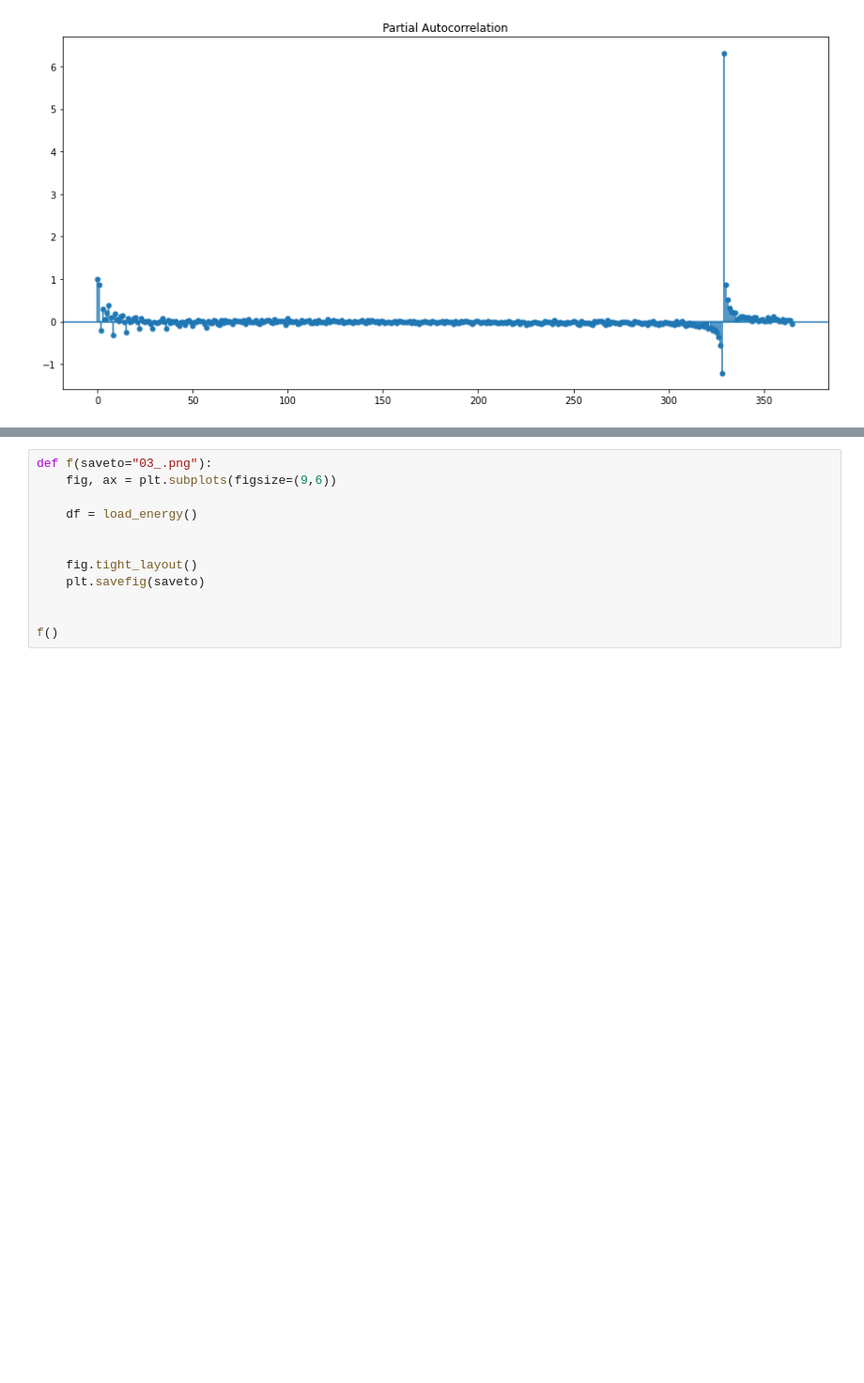
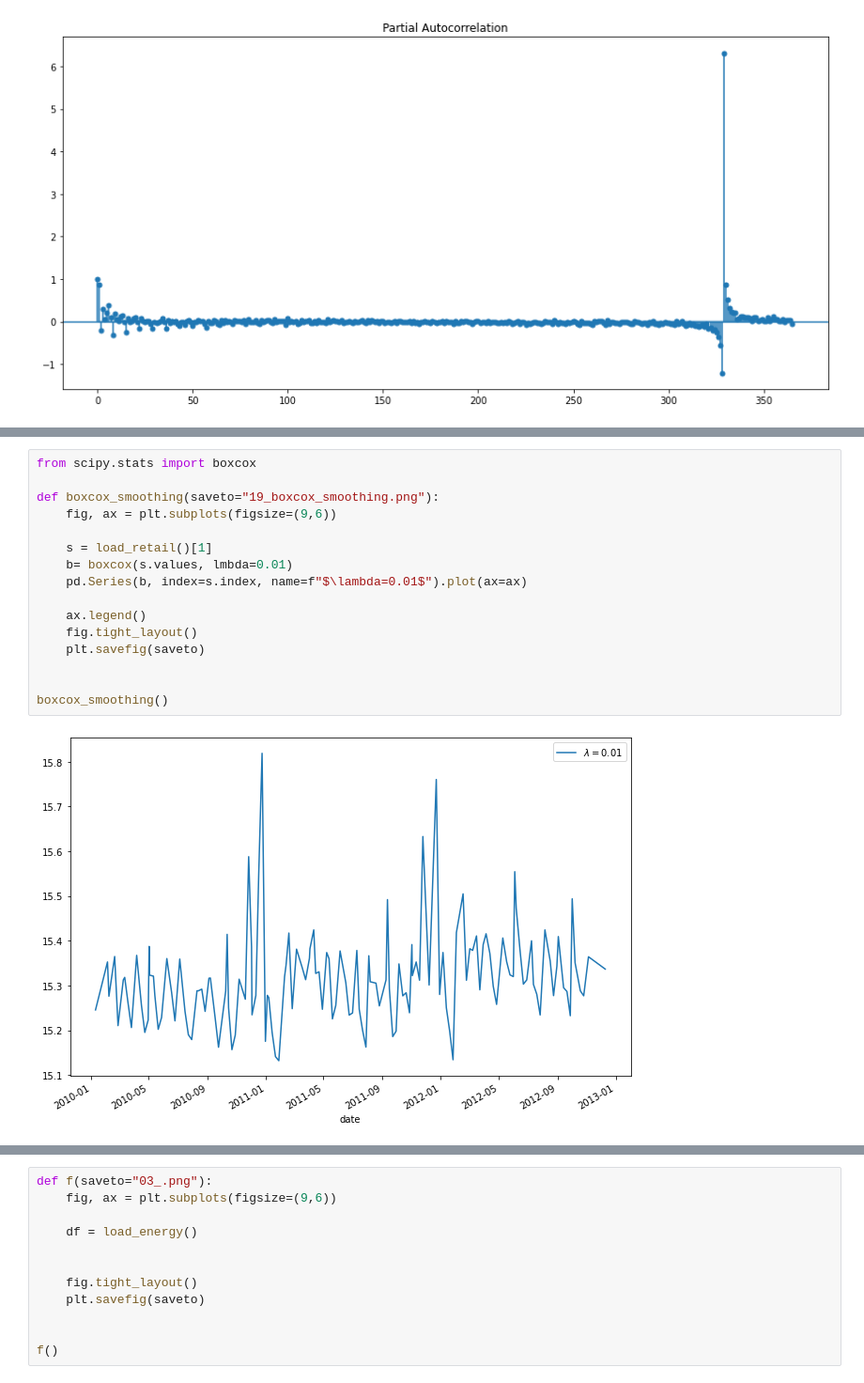
Before and after one commit to georgetown-analytics/XBUS-515.Time-Series-Analyses-and-Databases, a Jupyter notebook: figures/figures.ipynb, the cells around one changed output, grey strips where cells are left out. Shown at 94% size. Saved outputs shown, nothing was run; the diff lists cells and outputs as text; blank space fills up the shorter version.

```diff
--- a/figures/figures.ipynb
+++ b/figures/figures.ipynb
@@ -436,0 +475,18 @@ partial_autocorrelation()
+# %%
+from scipy.stats import boxcox
+
+def boxcox_smoothing(saveto="19_boxcox_smoothing.png"):
+    fig, ax = plt.subplots(figsize=(9,6))
+
+    s = load_retail()[1]
+    b= boxcox(s.values, lmbda=0.01)
+    pd.Series(b, index=s.index, name=f"$\lambda=0.01$").plot(ax=ax)
+
+    ax.legend()
+    fig.tight_layout()
+    plt.savefig(saveto)
+
+
+boxcox_smoothing()
+# %% [output]
+[figure, added]
```
Also changed, not shown: parts of 4 cells of this notebook, 7 other files.
